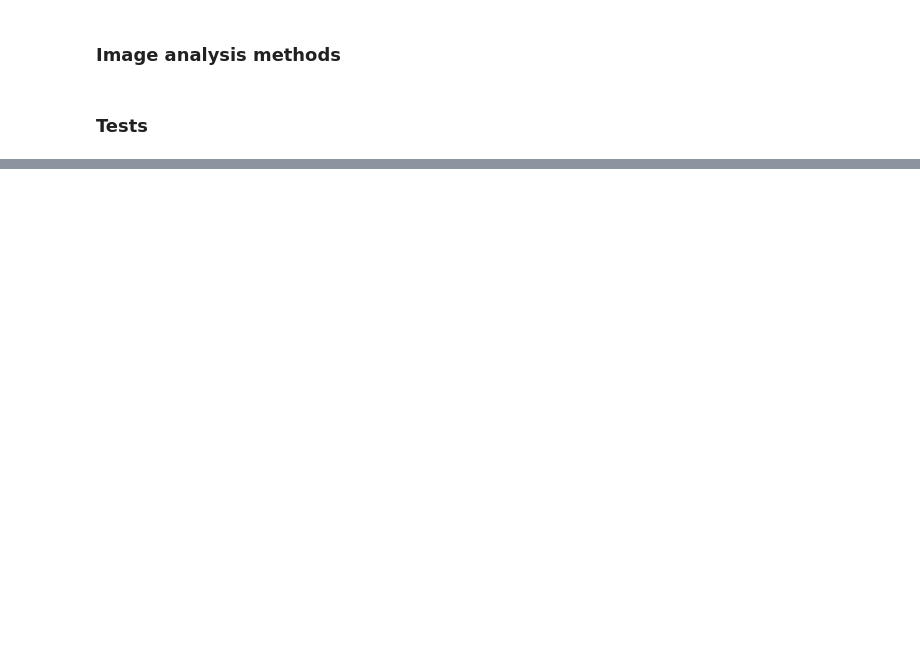
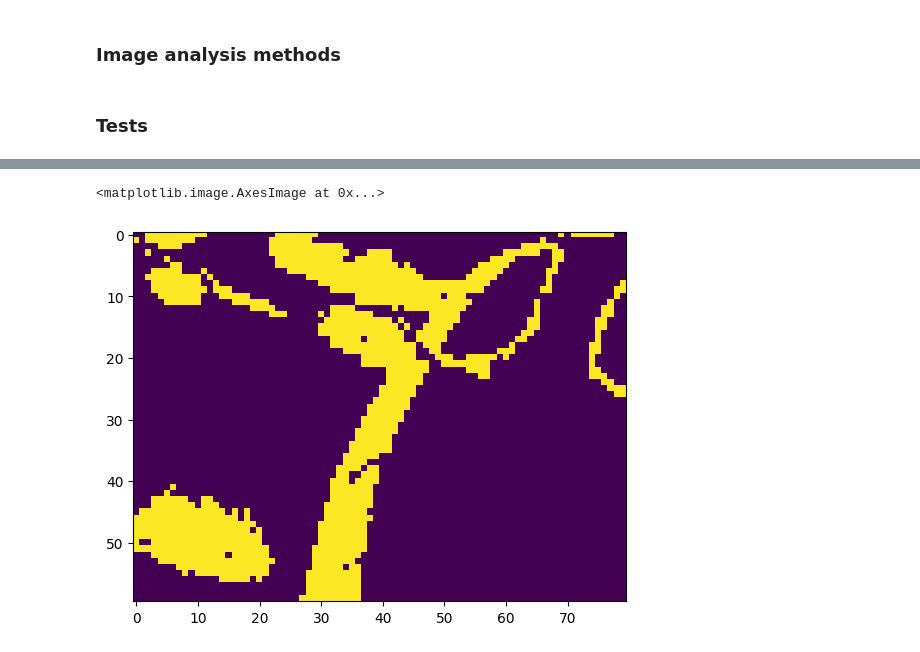
Before and after one commit to JP-Regazzi/Panurge2000, a Jupyter notebook: codes_arch/python_code_modules/line_detection_return_angle.ipynb, the cells around one changed output, grey strips where cells are left out. Cells and saved outputs as stored; diff of their text form; code cells hidden in the pictures; blank space fills up the shorter version.

```diff
--- a/codes_arch/python_code_modules/line_detection_return_angle.ipynb
+++ b/codes_arch/python_code_modules/line_detection_return_angle.ipynb
@@ -200,2 +203,7 @@ plt.imshow(mask)
+# %%
+plt.imshow(mask) # image_resized)
+# %% [output]
+<matplotlib.image.AxesImage at 0x...>
+[figure, added]
 # %%
 # Remove noise
```
Also changed, not shown: parts of 7 cells of this notebook, 2 other files.
